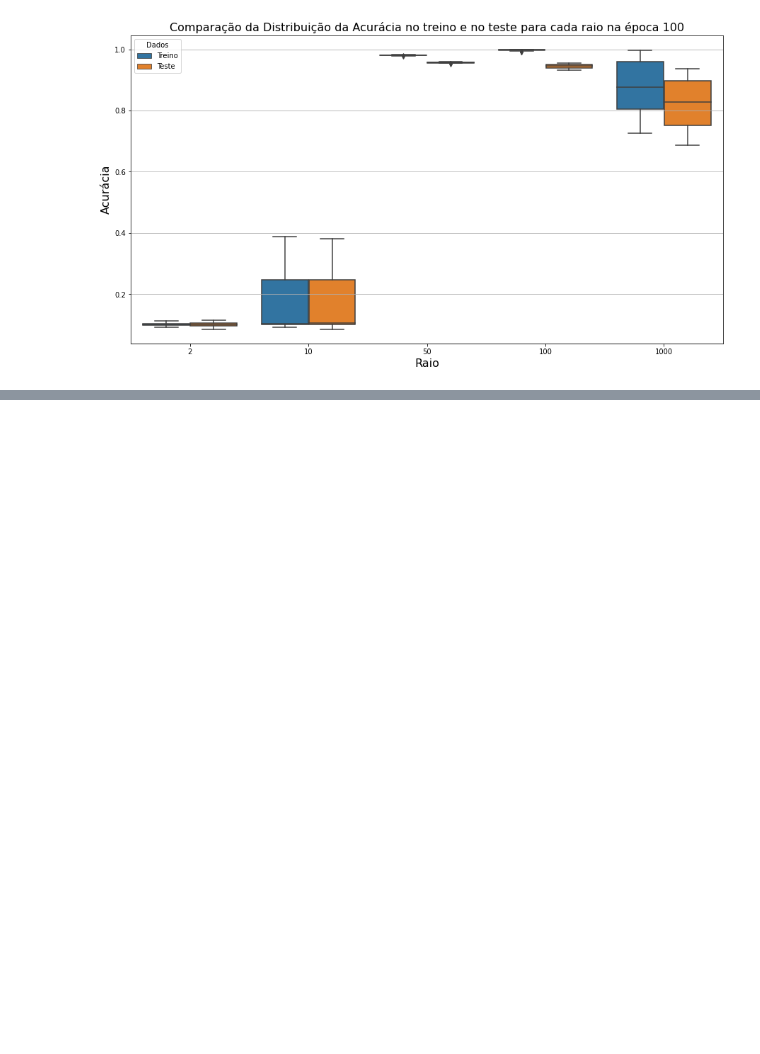
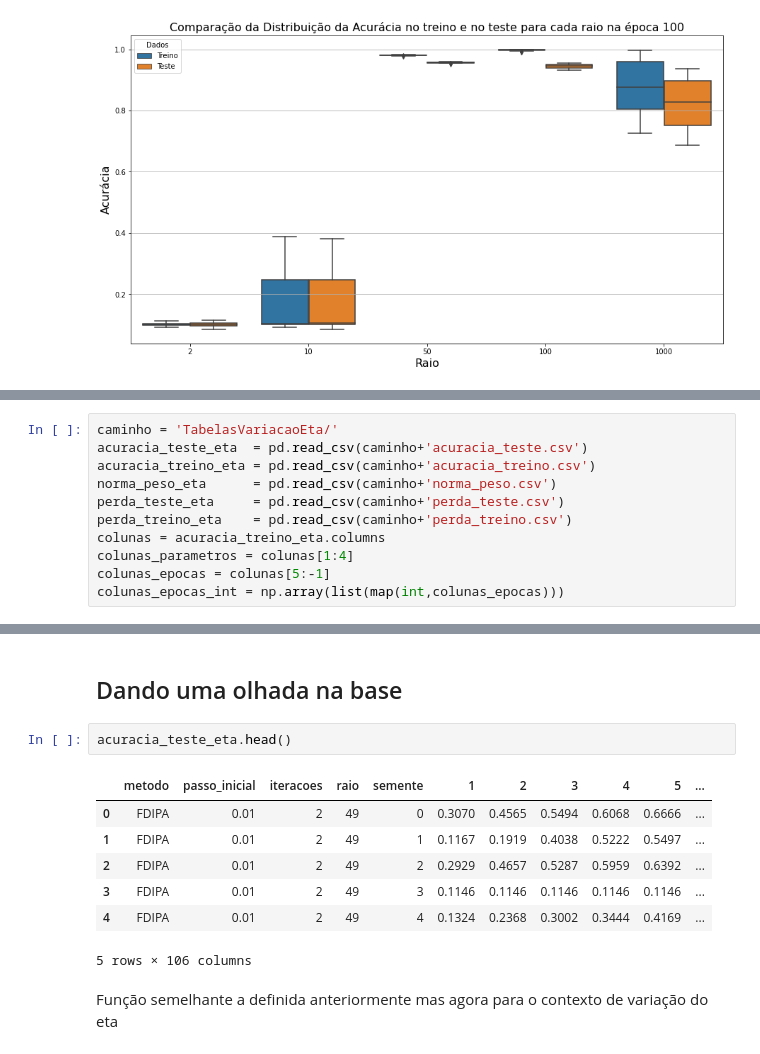
Before and after one commit to vitormgou/FDIPA-ANN, a Jupyter notebook: filtragem_resultados.ipynb, the cells around one changed output, grey strips where cells are left out. Cells and saved outputs as stored; diff of their text form; blank space fills up the shorter version.

```diff
--- a/filtragem_resultados.ipynb
+++ b/filtragem_resultados.ipynb
@@ -206,0 +256,11 @@ acuracia_teste_raio['tempo'].sum()/3600
+# %%
+caminho = 'TabelasVariacaoEta/'
+acuracia_teste_eta  = pd.read_csv(caminho+'acuracia_teste.csv')
+acuracia_treino_eta = pd.read_csv(caminho+'acuracia_treino.csv')
+norma_peso_eta      = pd.read_csv(caminho+'norma_peso.csv')
+perda_teste_eta     = pd.read_csv(caminho+'perda_teste.csv')
+perda_treino_eta    = pd.read_csv(caminho+'perda_treino.csv')
+colunas = acuracia_treino_eta.columns
+colunas_parametros = colunas[1:4]
+colunas_epocas = colunas[5:-1]
+colunas_epocas_int = np.array(list(map(int,colunas_epocas)))
@@ -206,0 +273,14 @@ acuracia_teste_raio['tempo'].sum()/3600
+# %% [markdown]
+## Dando uma olhada na base
+# %%
+acuracia_teste_eta.head()
+# %% [output]
+|  | metodo | passo_inicial | iteracoes | raio | semente | 1 | 2 | 3 | 4 | 5 | ... |
+| 0 | FDIPA | 0.01 | 2 | 49 | 0 | 0.3070 | 0.4565 | 0.5494 | 0.6068 | 0.6666 | ... |
+| 1 | FDIPA | 0.01 | 2 | 49 | 1 | 0.1167 | 0.1919 | 0.4038 | 0.5222 | 0.5497 | ... |
+| 2 | FDIPA | 0.01 | 2 | 49 | 2 | 0.2929 | 0.4657 | 0.5287 | 0.5959 | 0.6392 | ... |
+| 3 | FDIPA | 0.01 | 2 | 49 | 3 | 0.1146 | 0.1146 | 0.1146 | 0.1146 | 0.1146 | ... |
+| 4 | FDIPA | 0.01 | 2 | 49 | 4 | 0.1324 | 0.2368 | 0.3002 | 0.3444 | 0.4169 | ... |
+5 rows × 106 columns
+# %% [markdown]
+Função semelhante a definida anteriormente mas agora para o contexto de variação do eta
```
Also changed, not shown: parts of 24 cells of this notebook.
